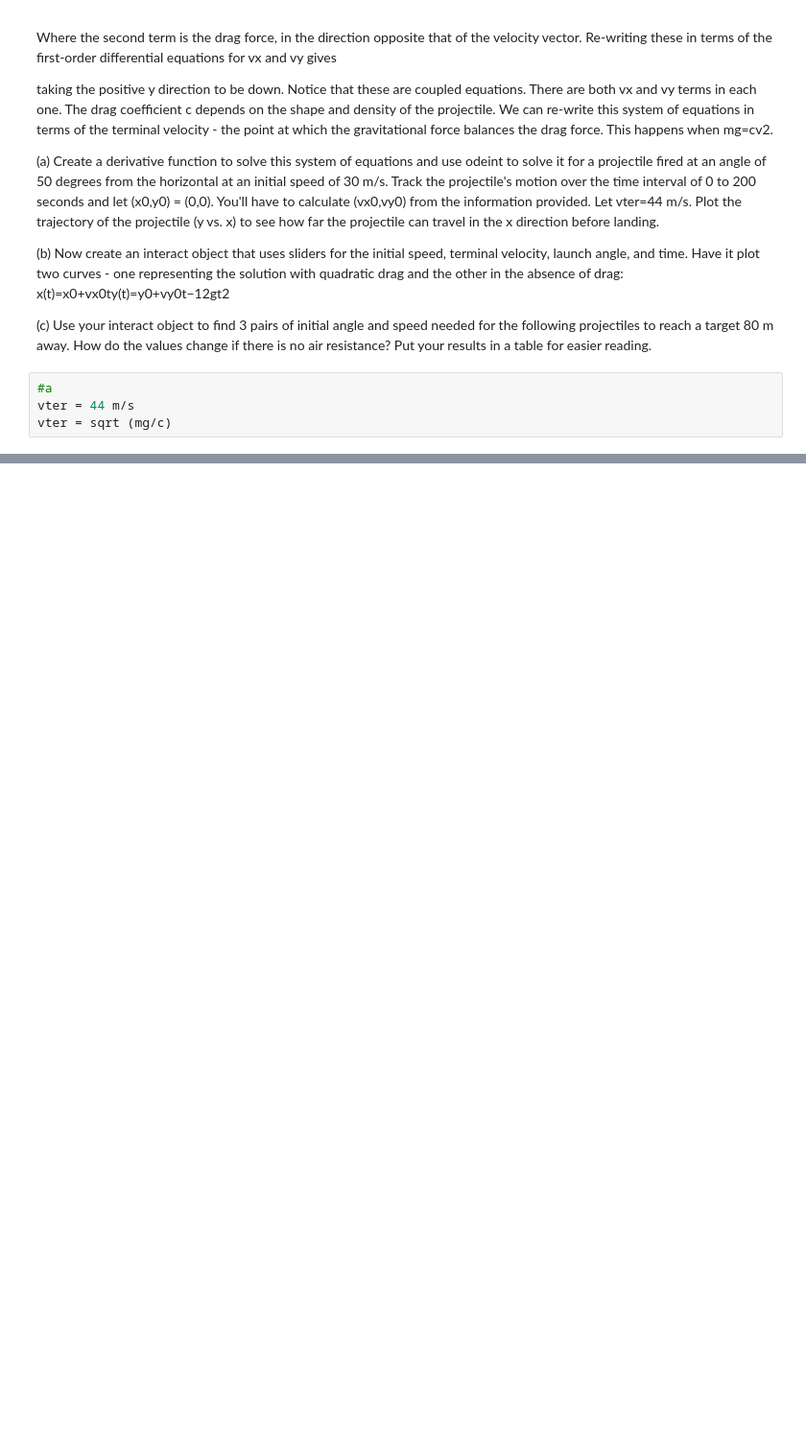
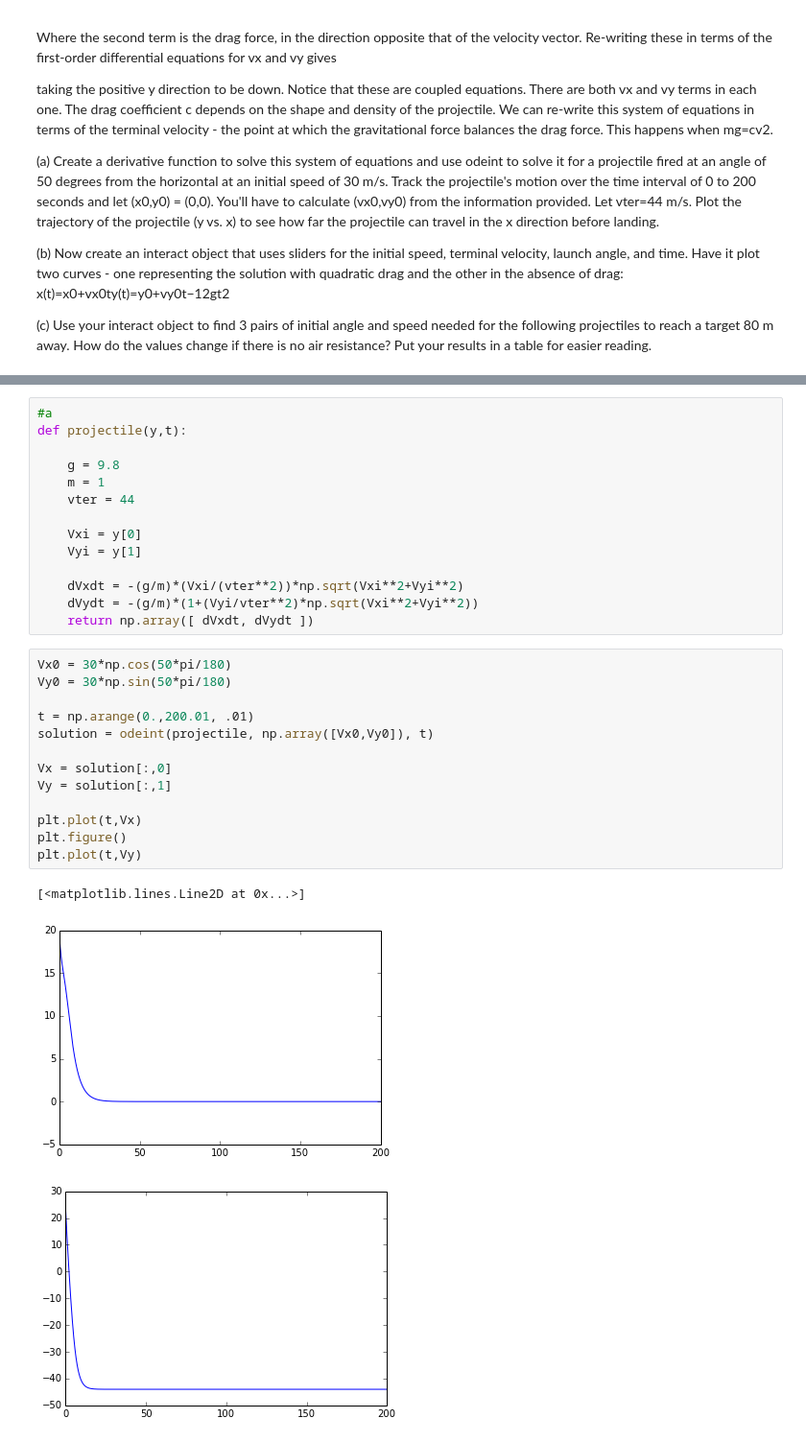
Before and after one commit to cspearso/PHYS202-S14, a Jupyter notebook: SciPy/ODEExercises.ipynb, the cells around one changed output, grey strips where cells are left out. Shown at 96% size. Drawn from its saved outputs; the diff is of its cells as text; blank space fills up the shorter version.

```diff
--- a/SciPy/ODEExercises.ipynb
+++ b/SciPy/ODEExercises.ipynb
@@ -358,7 +358,3 @@ taking the positive y direction to be down. Notice that these are coupled equati
 x(t)=x0+vx0ty(t)=y0+vy0t−12gt2
 
 (c) Use your interact object to find 3 pairs of initial angle and speed needed for the following projectiles to reach a target 80 m away. How do the values change if there is no air resistance? Put your results in a table for easier reading.
-# %%
-#a
-vter = 44 m/s
-vter = sqrt (mg/c)
@@ -366,0 +361,31 @@ SyntaxError: invalid syntax (<ipython-input-9-65e2ab0e853a>, line 2)
+# %%
+#a
+def projectile(y,t):
+
+    g = 9.8
+    m = 1
+    vter = 44
+
+    Vxi = y[0]
+    Vyi = y[1]
+
+    dVxdt = -(g/m)*(Vxi/(vter**2))*np.sqrt(Vxi**2+Vyi**2)
+    dVydt = -(g/m)*(1+(Vyi/vter**2)*np.sqrt(Vxi**2+Vyi**2))
+    return np.array([ dVxdt, dVydt ])
+# %%
+Vx0 = 30*np.cos(50*pi/180)
+Vy0 = 30*np.sin(50*pi/180)
+
+t = np.arange(0.,200.01, .01)
+solution = odeint(projectile, np.array([Vx0,Vy0]), t)
+
+Vx = solution[:,0]
+Vy = solution[:,1]
+
+plt.plot(t,Vx)
+plt.figure()
+plt.plot(t,Vy)
+# %% [output]
+[<matplotlib.lines.Line2D at 0x...>]
+[figure, added]
+[figure, added]
```
Also changed, not shown: parts of 2 cells of this notebook.
